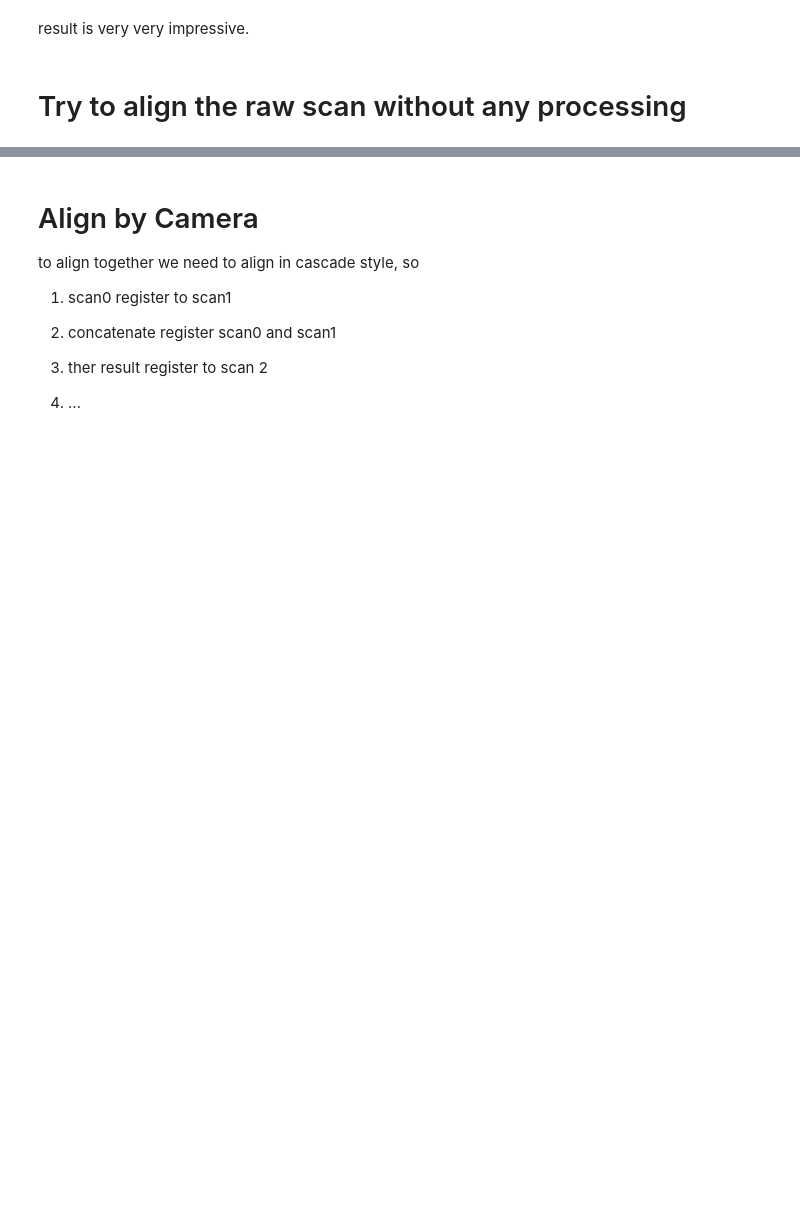
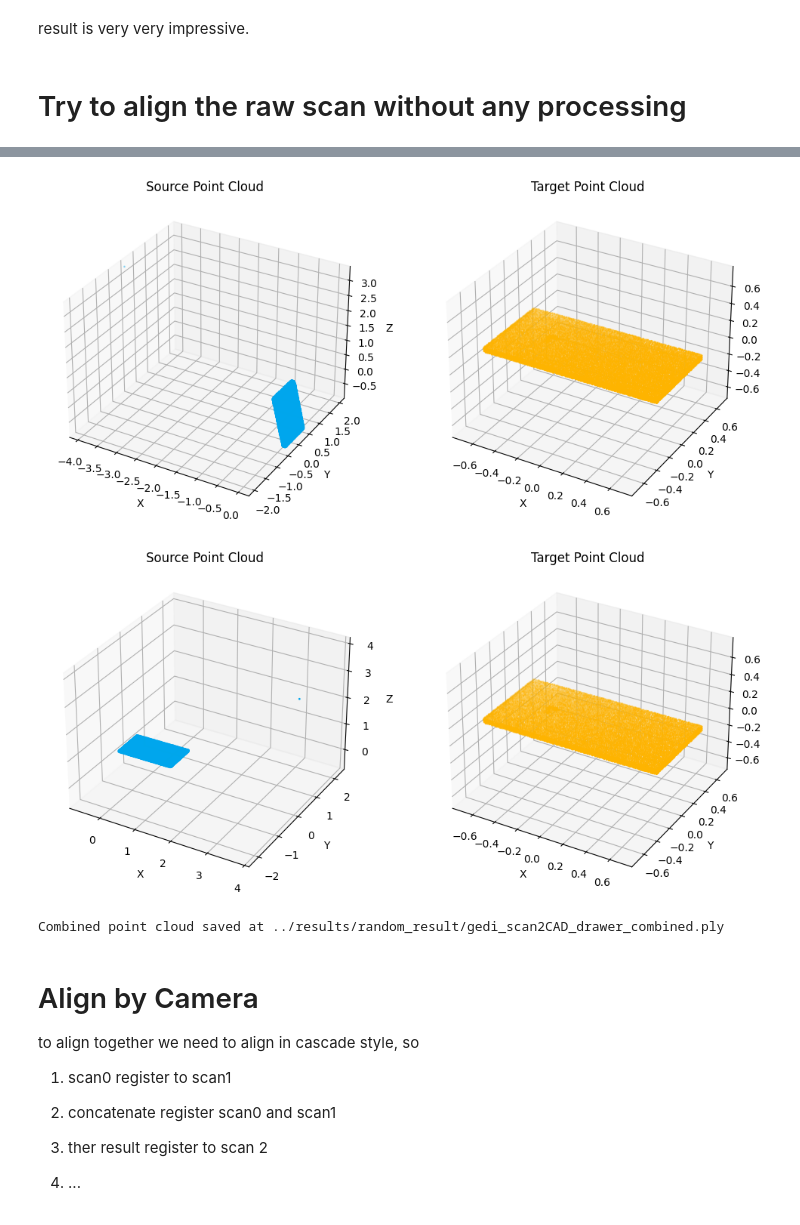
Before and after one commit to CharlesCBeaulieu/gedi, a Jupyter notebook: src/evaluate_data.ipynb, the cells around one changed output, grey strips where cells are left out. Saved outputs shown, nothing was run; the diff lists cells and outputs as text; code cells hidden in the pictures; blank space fills up the shorter version.

Commit message:
scan identification2

```diff
--- a/src/evaluate_data.ipynb
+++ b/src/evaluate_data.ipynb
@@ -436,4 +440,18 @@ print(f"Combined point cloud saved at {saving_path}")
 Combined point cloud saved at ../results/random_result/gedi_scan0_scan1.ply
+# %%
+source = o3d.io.read_point_cloud("../data/generated_SCAN_pool/pcd/766859.ply")
+# source.points = o3d.utility.Vector3dVector(np.asarray(source.points) * 1000)
+target = o3d.io.read_point_cloud("../data/sbi_CAD/766859.ply")
+target.points = o3d.utility.Vector3dVector(np.asarray(target.points) / 1000)
+saving_path = "../results/random_result/gedi_scan2CAD_drawer_combined.ply"
+
+resgister_pcd, est_result = demo_code(source=source, target=target, display=True)
+o3d.io.write_point_cloud(saving_path, resgister_pcd)
+print(f"Combined point cloud saved at {saving_path}")
+# %% [output]
+[figure, added]
+[figure, added]
+Combined point cloud saved at ../results/random_result/gedi_scan2CAD_drawer_combined.ply
 # %% [markdown]
 # Align by Camera
 
```
Also changed, not shown: parts of 3 cells of this notebook, 2 other files.
